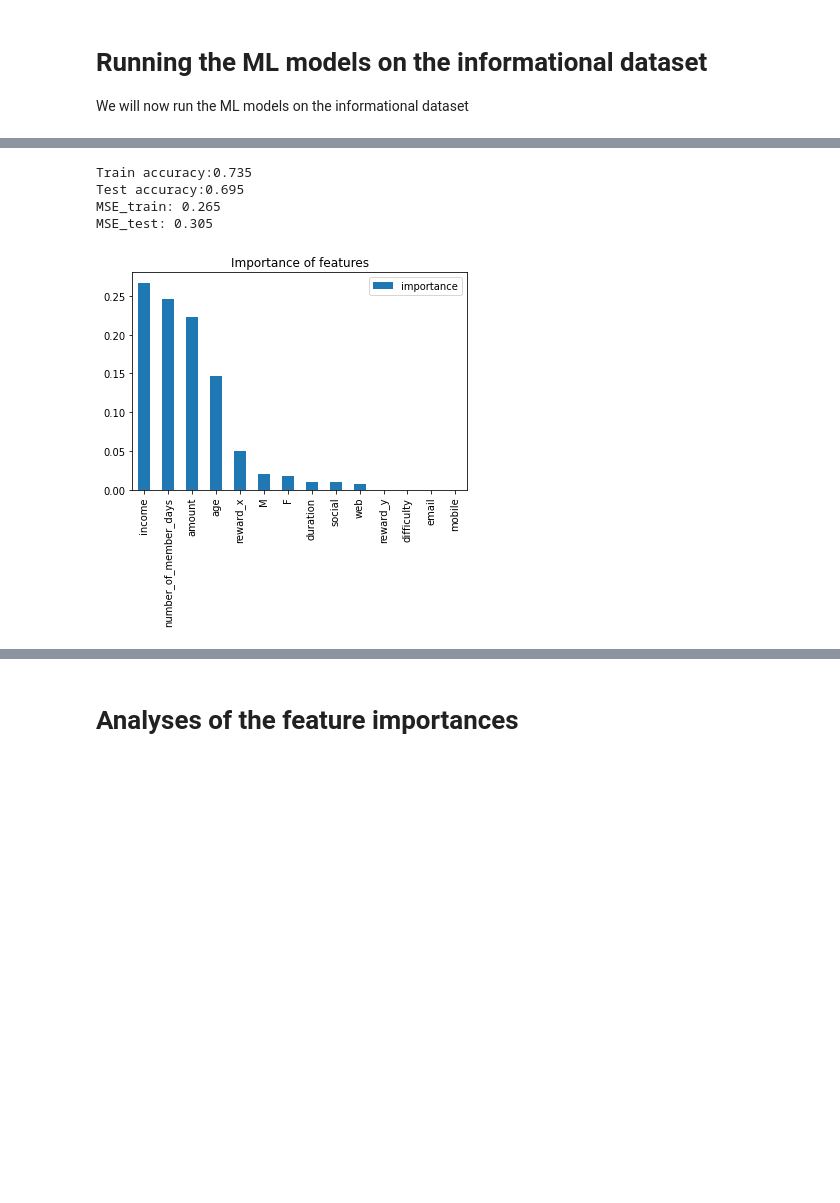
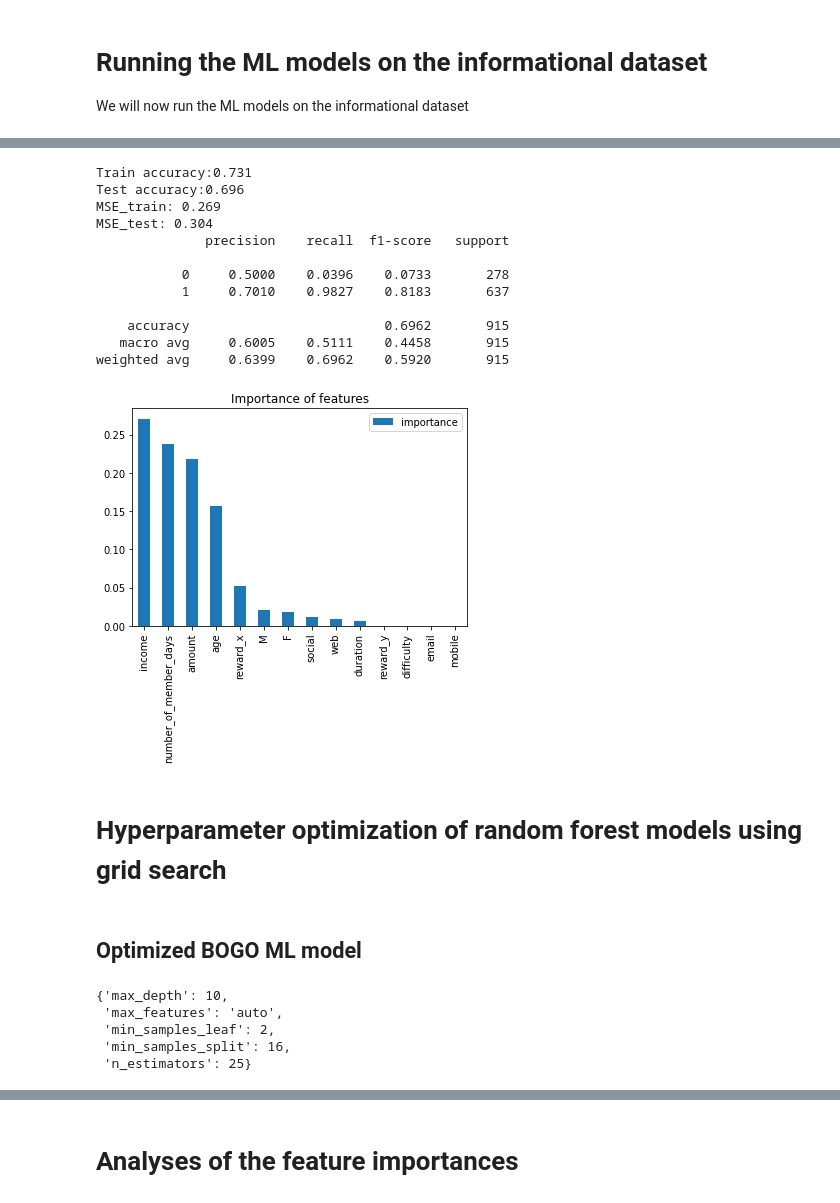
Before and after one commit to Anirudh-Kulkarni/Starbucks-offers, a Jupyter notebook: Starbucks_Capstone_notebook.ipynb, the cells around one changed output, grey strips where cells are left out. Cells and saved outputs as stored; diff of their text form; code cells hidden in the pictures; blank space fills up the shorter version.

Commit message:
Added hyperparmeter optimization and metrics to notebook

```diff
--- a/Starbucks_Capstone_notebook.ipynb
+++ b/Starbucks_Capstone_notebook.ipynb
@@ -866,22 +916,32 @@ MSE_test: 0.307
 [figure]
 # %%
 # Initialize the random forest model
-rf_model = RandomForestClassifier(random_state = 1, max_depth = 11, max_features= 'auto', min_samples_split = 10, n_estimators = 20, min_samples_leaf = 20)
+rf_model = RandomForestClassifier(random_state = 1, max_depth = 10, max_features= 'auto', min_samples_split = 12, n_estimators = 20, min_samples_leaf = 20)
 
 # Compute the results by fitting the data on the model pipeline for the random forest model
 results_rf = model_pipeline(rf_model, informational, drop_col)
 
 
 # Find out which features are important
 feature_importances = pd.DataFrame(rf_model.feature_importances_,
                                    index = results_rf['cols_to_use'],
                                     columns=['importance']).sort_values('importance',ascending=False)
 feature_importances.plot.bar()
 plt.title('Importance of features')
 plt.show()
 # %% [output]
-Train accuracy:0.735
-Test accuracy:0.695
-MSE_train: 0.265
-MSE_test: 0.305
+Train accuracy:0.731
+Test accuracy:0.696
+MSE_train: 0.269
+MSE_test: 0.304
+              precision    recall  f1-score   support
+
+           0     0.5000    0.0396    0.0733       278
+           1     0.7010    0.9827    0.8183       637
+
+    accuracy                         0.6962       915
+   macro avg     0.6005    0.5111    0.4458       915
+weighted avg     0.6399    0.6962    0.5920       915
-[figure, old version]
+[figure, new version]
+# %% [markdown]
+# Hyperparameter optimization of random forest models using grid search
@@ -887,0 +983,15 @@ MSE_test: 0.305
+# %% [markdown]
+## Optimized BOGO ML model
+# %%
+drop_col = ['person','new_offer_id','offer_type', 'event', 'offer completed', 'time'] # These are the columns
+# we would like to drop from the features set
+
+# run Grid Search : this step takes quite some time to implement. You could comment it out and directly
+# use the optimized parameters in the next cell.
+# grid_search_opt(bogo, drop_col)
+# %% [output]
+{'max_depth': 10,
+ 'max_features': 'auto',
+ 'min_samples_leaf': 2,
+ 'min_samples_split': 16,
+ 'n_estimators': 25}
```
Also changed, not shown: parts of 20 cells of this notebook.
